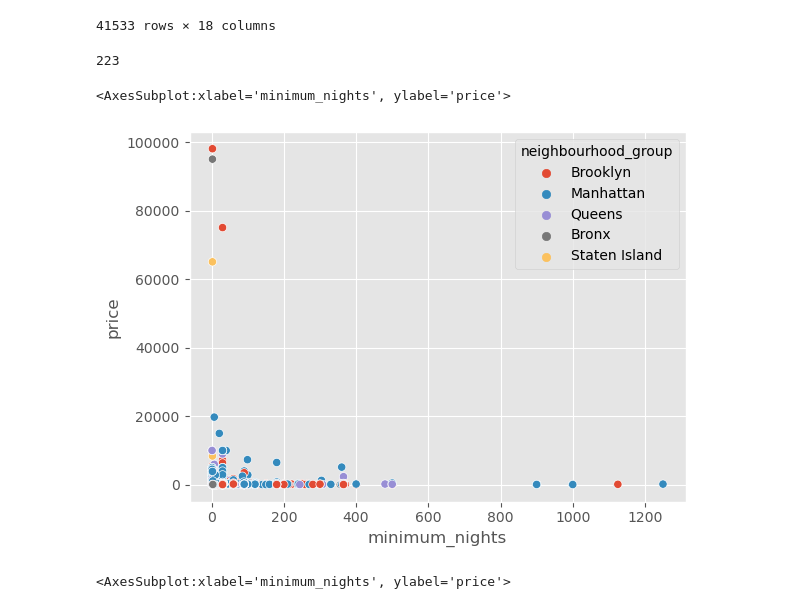
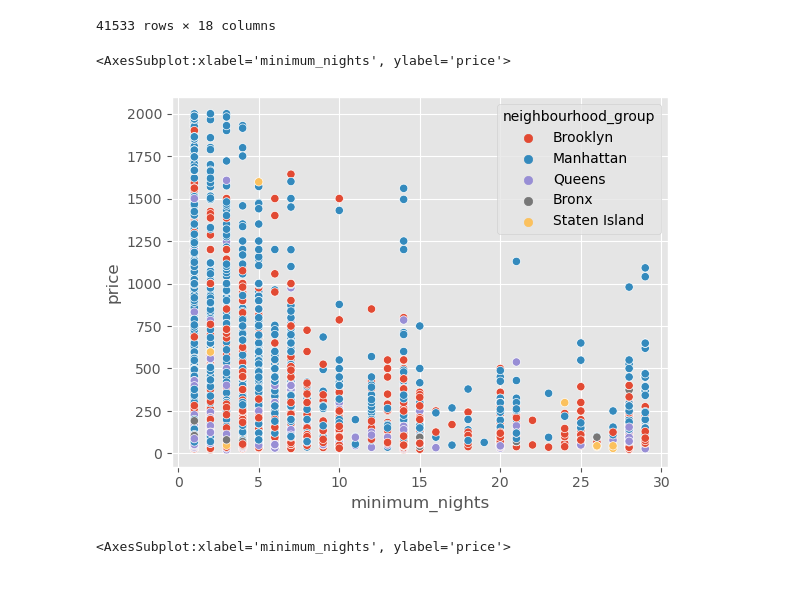
Before and after one commit to liu-roger/data_visualization_project, a Jupyter notebook: visualizations/minimum_nights_vs_price.ipynb, the cells around one changed output. Saved outputs shown, nothing was run; the diff lists cells and outputs as text; code cells hidden in the pictures.

```diff
--- a/visualizations/minimum_nights_vs_price.ipynb
+++ b/visualizations/minimum_nights_vs_price.ipynb
@@ -47,17 +49,24 @@ listingsNYC = listingsNYC.astype(data_types_dict)
 # This is a float dtype
 listingsNYC['pps'] = (listingsNYC['price'] * listingsNYC['minimum_nights']).round(2)
 listingsNYC['neighbourhood'].unique().shape[0]
+listingsNYC.describe()
+listingsNYC['annual_revenue'] = (365 - listingsNYC['availability_365']) *  listingsNYC['price']
+listingsNYC = listingsNYC[(listingsNYC['price'] != 0)]
+listingsNYC.loc[:,'log_price']=np.log(listingsNYC['price'])
+listingsNYC.loc[:,'log_pps']=np.log(listingsNYC['pps'])
+# listingsNYC['price_bin'] = pd.cut(listingsNYC['price'], bins=range(0, 111, 10), right=False, labels=range(0, 110, 10))
-# %% [output]
-223
+# %%
+df = listingsNYC[(listingsNYC['price']<2000) & (listingsNYC['price']>20) & (listingsNYC['minimum_nights'] < 30)]
+df['price_bin'] = pd.cut(df['price'], bins=range(0, 2001, 20), right=False, labels=range(0, 2000, 20))
 # %%
 # need to rrank
 # make a bubble plot
-scatter_df = listingsNYC[['minimum_nights','price', 'neighbourhood_group']]
+scatter_df = df[['minimum_nights','price', 'neighbourhood_group']]
 scatter_df
 sns.scatterplot(data = scatter_df, x = 'minimum_nights', y = 'price', hue='neighbourhood_group')
 # %% [output]
 <AxesSubplot:xlabel='minimum_nights', ylabel='price'>
-[figure, old version]
+[figure, new version]
 # %%
 scatter_df_no_outlier = scatter_df.loc[(scatter_df['price'] - scatter_df['price'].mean()).abs() / scatter_df['price'].std() < 1]
 # %%
```
Also changed, not shown: parts of 1 cell of this notebook, 9 other files.
